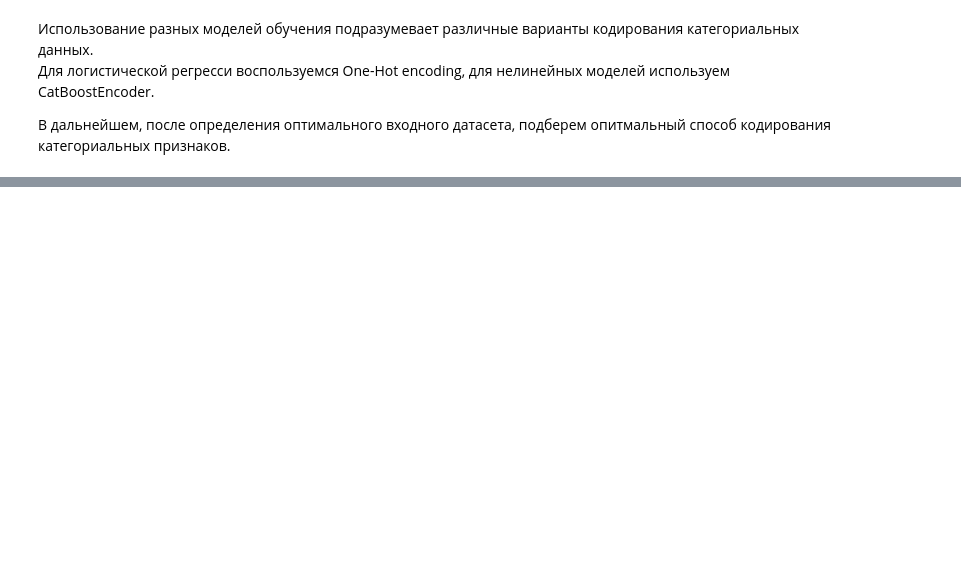
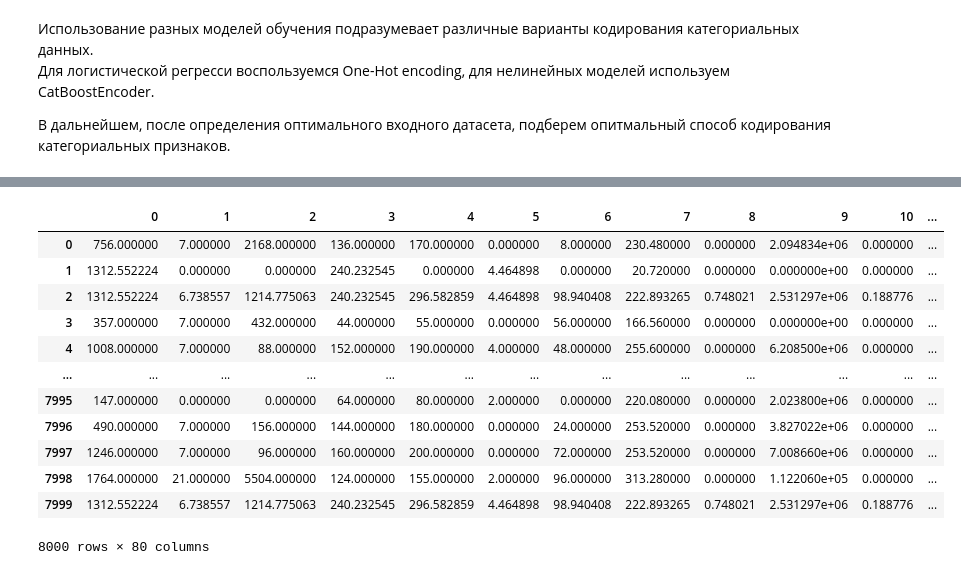
Before and after one commit to Gooogr/Coursera_Yandex_Churn_Users, a Jupyter notebook: week_3_Model_Baseline.ipynb, the cells around one changed output, grey strips where cells are left out. Cells and saved outputs as stored; diff of their text form; code cells hidden in the pictures; blank space fills up the shorter version.

```diff
--- a/week_3_Model_Baseline.ipynb
+++ b/week_3_Model_Baseline.ipynb
@@ -317,0 +389,16 @@ Index(['Var191', 'Var192', 'Var193', 'Var194', 'Var195', 'Var196', 'Var197',
+# %%
+B
+# %% [output]
+|  | 0 | 1 | 2 | 3 | 4 | 5 | 6 | 7 | 8 | 9 | 10 | ... |
+| 0 | 756.000000 | 7.000000 | 2168.000000 | 136.000000 | 170.000000 | 0.000000 | 8.000000 | 230.480000 | 0.000000 | 2.094834e+06 | 0.000000 | ... |
+| 1 | 1312.552224 | 0.000000 | 0.000000 | 240.232545 | 0.000000 | 4.464898 | 0.000000 | 20.720000 | 0.000000 | 0.000000e+00 | 0.000000 | ... |
+| 2 | 1312.552224 | 6.738557 | 1214.775063 | 240.232545 | 296.582859 | 4.464898 | 98.940408 | 222.893265 | 0.748021 | 2.531297e+06 | 0.188776 | ... |
+| 3 | 357.000000 | 7.000000 | 432.000000 | 44.000000 | 55.000000 | 0.000000 | 56.000000 | 166.560000 | 0.000000 | 0.000000e+00 | 0.000000 | ... |
+| 4 | 1008.000000 | 7.000000 | 88.000000 | 152.000000 | 190.000000 | 4.000000 | 48.000000 | 255.600000 | 0.000000 | 6.208500e+06 | 0.000000 | ... |
+| ... | ... | ... | ... | ... | ... | ... | ... | ... | ... | ... | ... | ... |
+| 7995 | 147.000000 | 0.000000 | 0.000000 | 64.000000 | 80.000000 | 2.000000 | 0.000000 | 220.080000 | 0.000000 | 2.023800e+06 | 0.000000 | ... |
+| 7996 | 490.000000 | 7.000000 | 156.000000 | 144.000000 | 180.000000 | 0.000000 | 24.000000 | 253.520000 | 0.000000 | 3.827022e+06 | 0.000000 | ... |
+| 7997 | 1246.000000 | 7.000000 | 96.000000 | 160.000000 | 200.000000 | 0.000000 | 72.000000 | 253.520000 | 0.000000 | 7.008660e+06 | 0.000000 | ... |
+| 7998 | 1764.000000 | 21.000000 | 5504.000000 | 124.000000 | 155.000000 | 2.000000 | 96.000000 | 313.280000 | 0.000000 | 1.122060e+05 | 0.000000 | ... |
+| 7999 | 1312.552224 | 6.738557 | 1214.775063 | 240.232545 | 296.582859 | 4.464898 | 98.940408 | 222.893265 | 0.748021 | 2.531297e+06 | 0.188776 | ... |
+8000 rows × 80 columns
```
Also changed, not shown: parts of 49 cells of this notebook, 2 other files.
